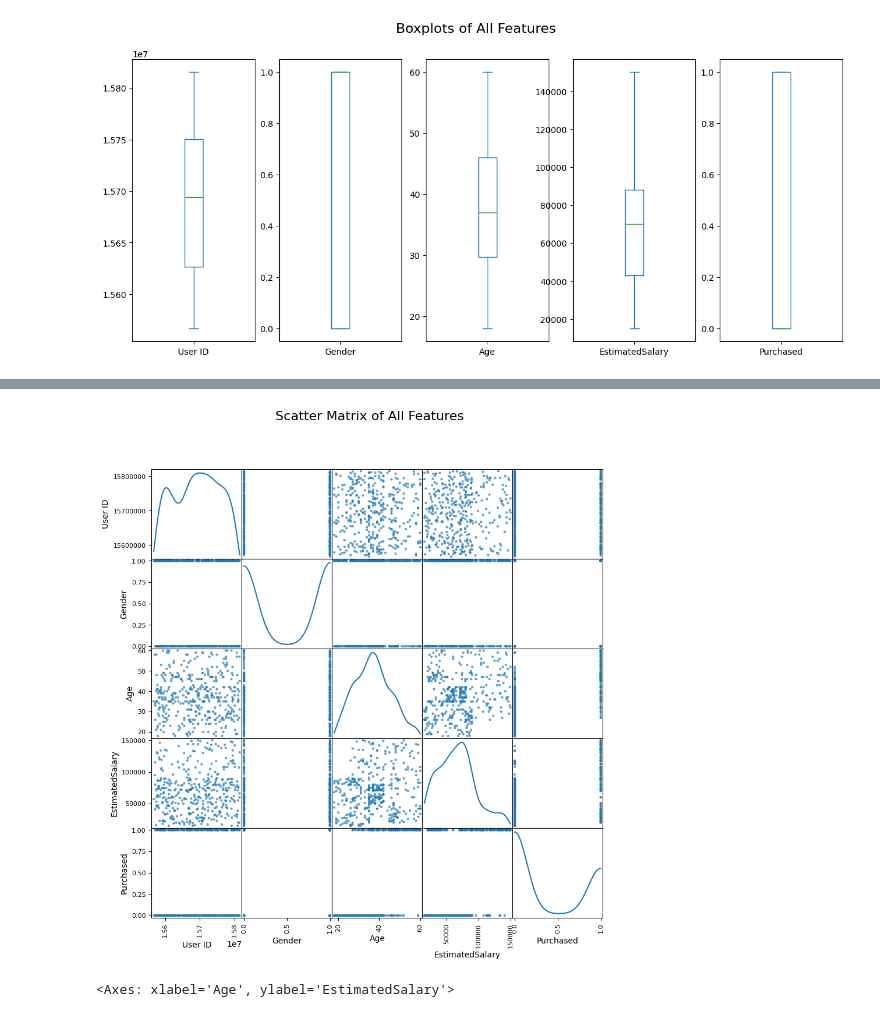
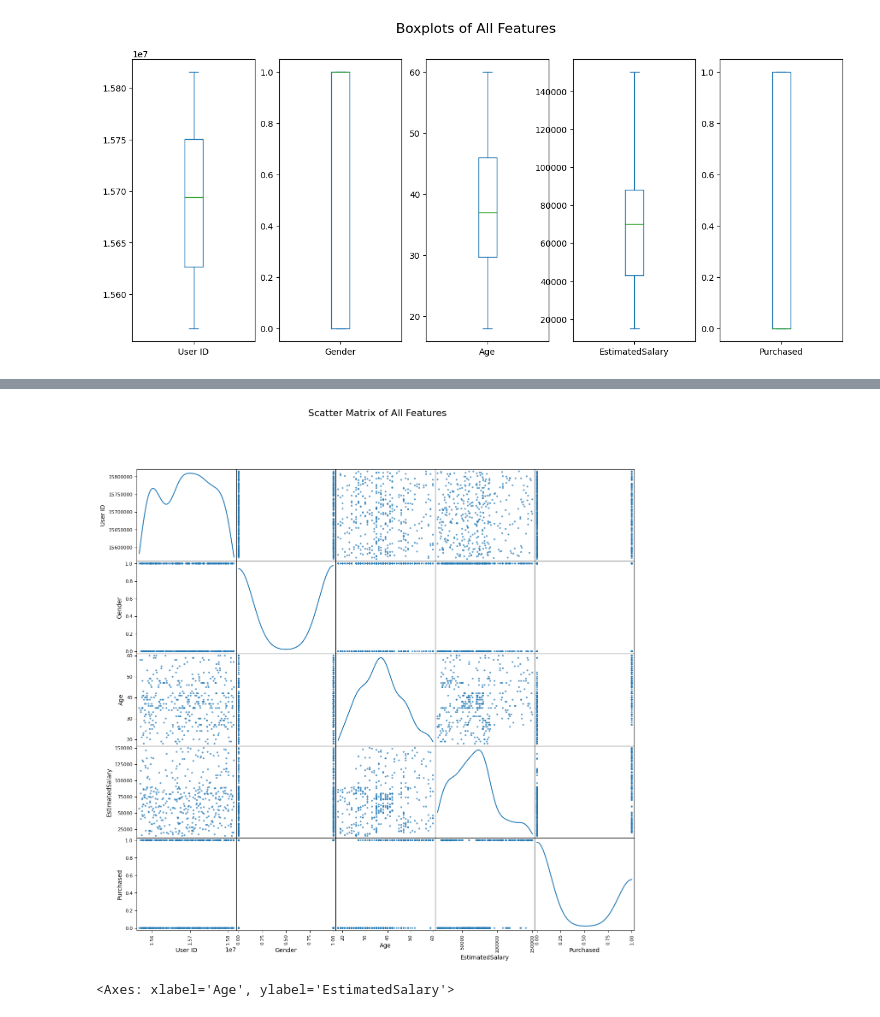
Before and after one commit to anishagodse/Random_Forest_Model_Prediction, a Jupyter notebook: Random_forest_Model_Prediction.ipynb, the cells around one changed output, grey strips where cells are left out. Cells and saved outputs as stored; diff of their text form; code cells hidden in the pictures.

```diff
--- a/Random_forest_Model_Prediction.ipynb
+++ b/Random_forest_Model_Prediction.ipynb
@@ -84,14 +149,14 @@ data.drop_duplicates(inplace=True)
 custom_mapping = {
     'Female': 1,
     'Male': 0,
-    #'NaN': float('nan')  # Explicitly handle 'NaN' string if necessary
+    'NaN': float('nan')  # Explicitly handle 'NaN' string if necessary
 }
 
 # Replace non-numeric strings using the custom mapping
 data['Gender'] = data['Gender'].replace(custom_mapping)
 
 # Convert the 'value' column to float, coercing errors to NaN
-data['Gender'] = pd.to_numeric(data['Gender'], errors='coerce')
+#data['Gender'] = pd.to_numeric(data['Gender'], errors='coerce')
 
 # Print after transformation
 print("After Transformation:")
@@ -173,14 +243,14 @@ plot_density_plots(data)
 # %%
 from pandas.plotting import scatter_matrix
 
 # Function to plot scatter plots for all pairs of features
 def plot_scatter_matrix(df):
-    scatter_matrix(df, figsize=(10, 10), diagonal='kde', alpha=0.7)
+    scatter_matrix(df, figsize=(15, 14), diagonal='kde', alpha=0.7)
     plt.suptitle('Scatter Matrix of All Features', fontsize=16)
     plt.show()
 
 # Plotting scatter plots
 plot_scatter_matrix(data)
 # %% [output]
-[figure, old version]
+[figure, new version]
 # %%
```
Also changed, not shown: parts of 28 cells of this notebook.
